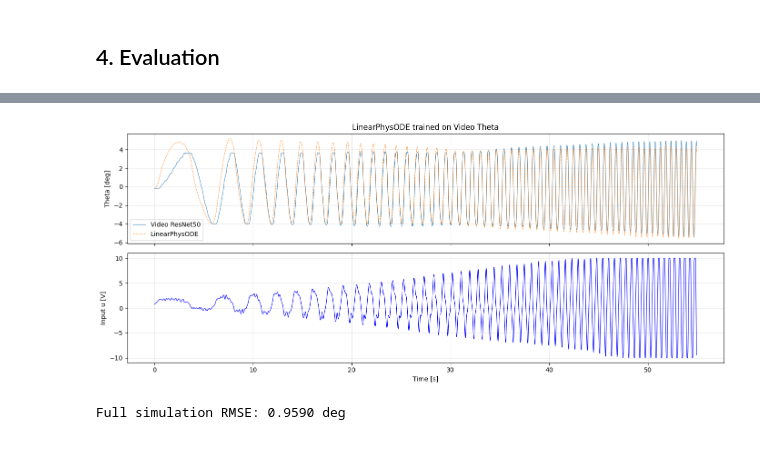
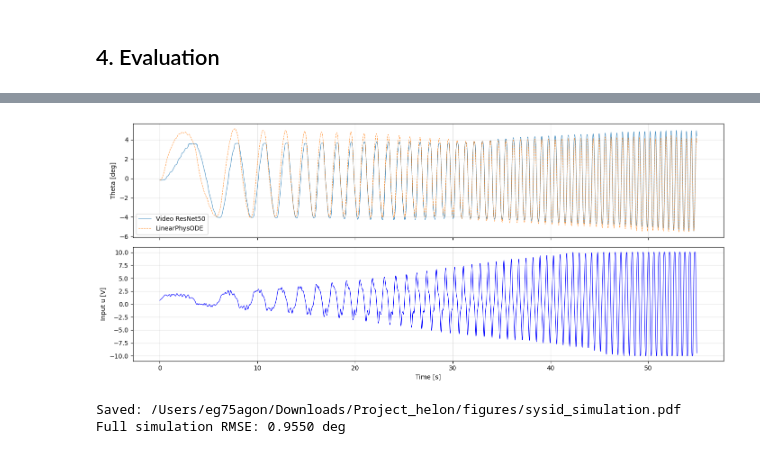
Before and after one commit to dani2442/2026-Hybrid-Signal-Learning, a Jupyter notebook: notebooks/BAB_video_sysid.ipynb, the cells around one changed output, grey strips where cells are left out. Drawn from its saved outputs; the diff is of its cells as text; code cells hidden in the pictures.

```diff
--- a/notebooks/BAB_video_sysid.ipynb
+++ b/notebooks/BAB_video_sysid.ipynb
@@ -322,33 +322,38 @@ lin_model.u_series = u_tensor
 lin_model.t_series = t_tensor
 
 # Simple approach: simulate the entire trajectory in one odeint call
 with torch.no_grad():
     x0_sim = y_tensor[0:1]  # (1, 2) — initial [theta, theta_dot]
     lin_model.batch_start_times = t_tensor[0:1].reshape(1, 1)
     t_local = t_tensor - t_tensor[0]  # time relative to start
     pred = odeint(lin_model, x0_sim, t_local, method='rk4')  # (T, 1, 2)
     y_sim_arr = pred[:, 0].cpu().numpy()  # (T, 2)
 
 fig, axes = plt.subplots(2, 1, figsize=(14, 6), sharex=True)
 
 axes[0].plot(t, y, linewidth=0.8, label="Video ResNet50", alpha=0.8)
 axes[0].plot(t, y_sim_arr[:, 0], linewidth=0.8, label="LinearPhysODE", alpha=0.8, linestyle="--")
 axes[0].set_ylabel("Theta [deg]")
-axes[0].set_title("LinearPhysODE trained on Video Theta")
 axes[0].legend()
 axes[0].grid(True, alpha=0.3)
 
 axes[1].plot(t, u, linewidth=0.8, color="blue")
 axes[1].set_ylabel("Input u [V]")
 axes[1].set_xlabel("Time [s]")
 axes[1].grid(True, alpha=0.3)
 
 plt.tight_layout()
+
+fig_dir = Path(working_dir) / "figures"
+fig_dir.mkdir(exist_ok=True)
+fig.savefig(fig_dir / "sysid_simulation.pdf", dpi=1200, bbox_inches="tight")
 plt.show()
+print(f"Saved: {fig_dir / 'sysid_simulation.pdf'}")
 
 # RMSE
 rmse = np.sqrt(np.mean((y - y_sim_arr[:len(y), 0])**2))
 print(f"Full simulation RMSE: {rmse:.4f} deg")
 # %% [output]
-[figure, old version]
+[figure, new version]
-Full simulation RMSE: 0.9590 deg
+Saved: /Users/eg75agon/Downloads/Project_helon/figures/sysid_simulation.pdf
+Full simulation RMSE: 0.9550 deg
```
Also changed, not shown: parts of 2 cells of this notebook, 7 other files.
